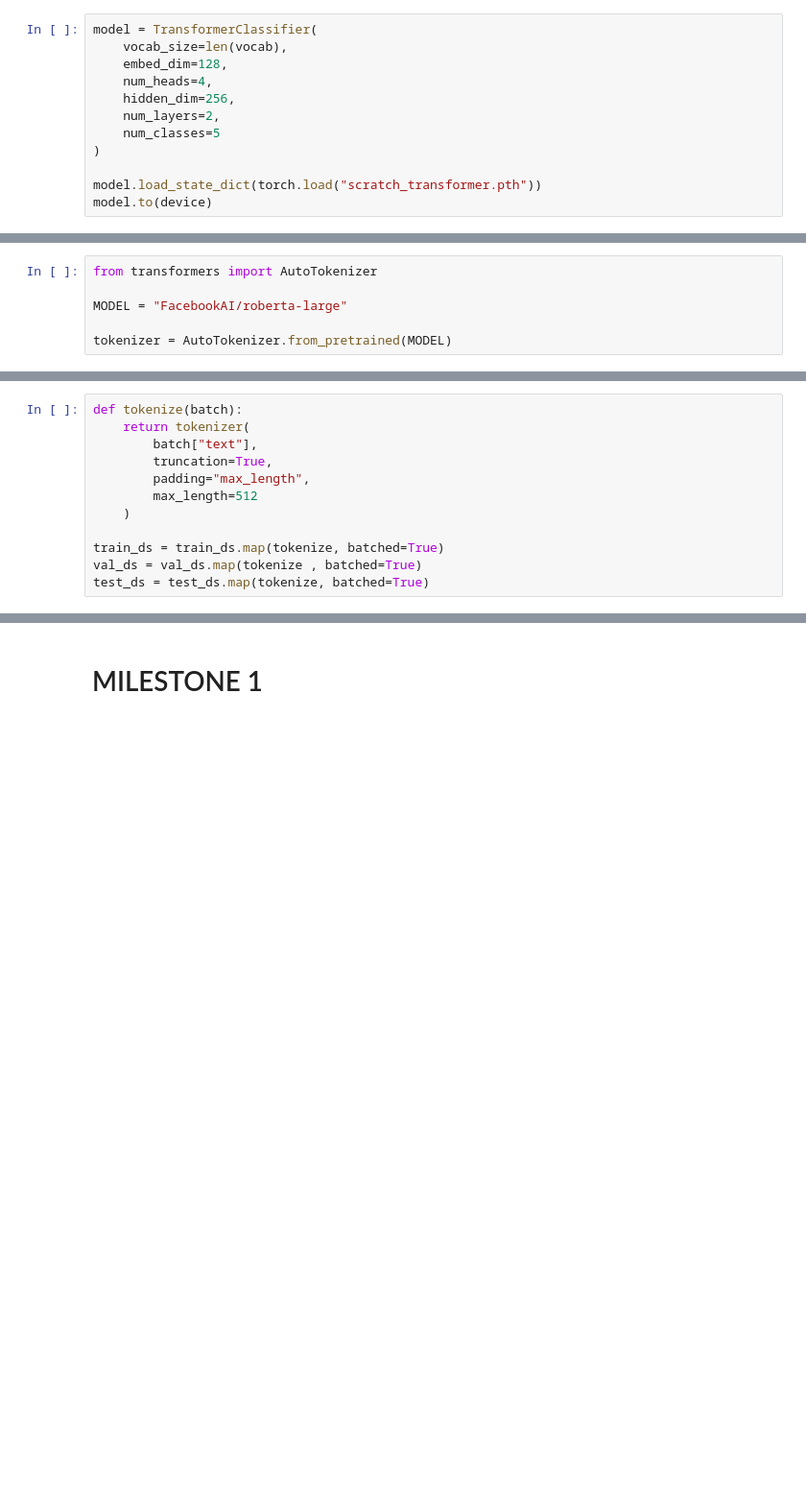
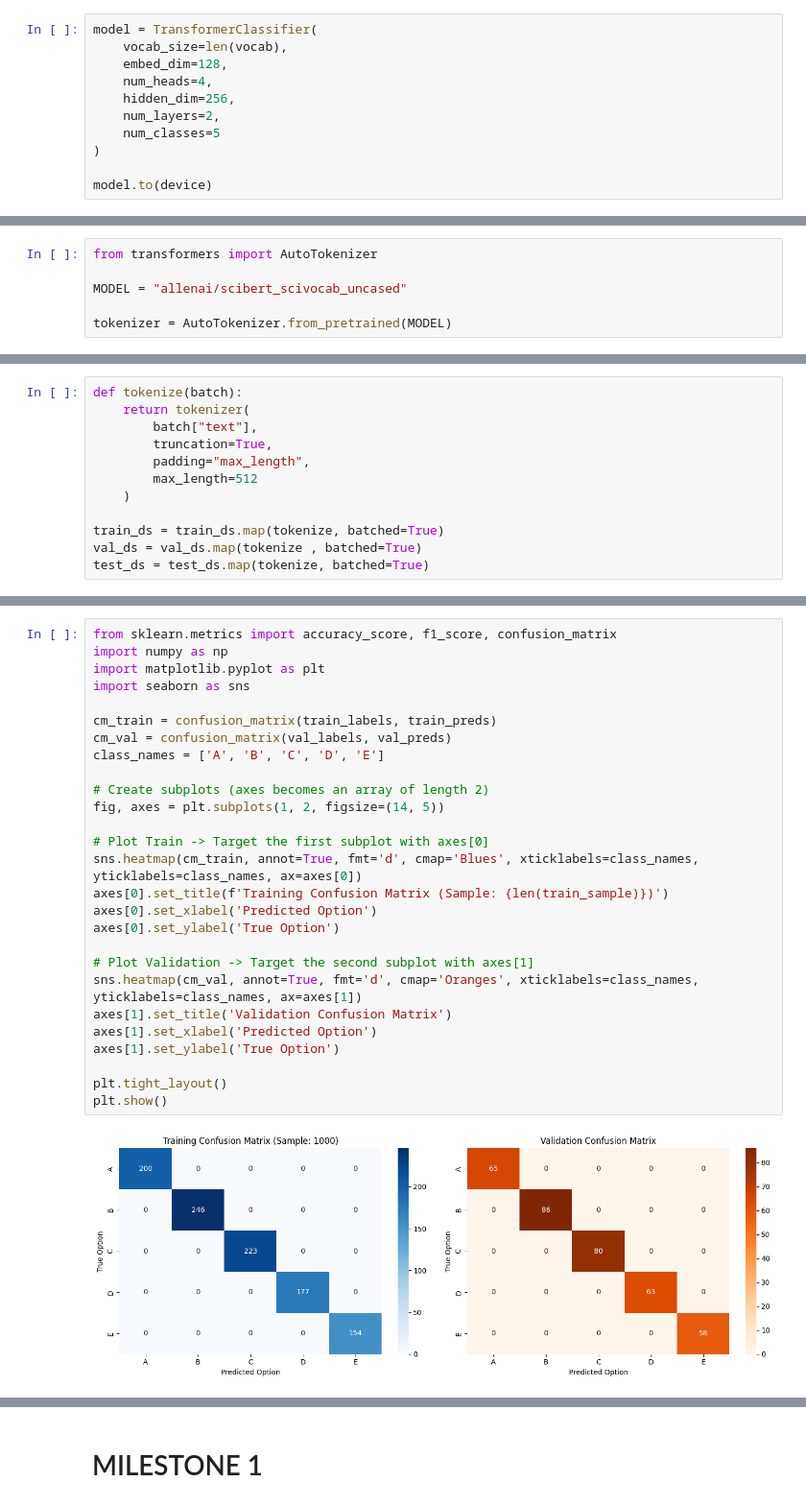
Before and after one commit to Sharan0078/dl-genai-project-26-t1, a Jupyter notebook: DL-24f3004935-notebook-t22026.ipynb, the cells around one changed output, grey strips where cells are left out. Shown at 96% size. Drawn from its saved outputs; the diff is of its cells as text; blank space fills up the shorter version.

```diff
--- a/DL-24f3004935-notebook-t22026.ipynb
+++ b/DL-24f3004935-notebook-t22026.ipynb
@@ -581,7 +593,6 @@ model = TransformerClassifier(
     num_classes=5
 )
 
-model.load_state_dict(torch.load("scratch_transformer.pth"))
 model.to(device)
 # %% [output]
 TransformerClassifier(
@@ -638,7 +649,7 @@ for pred in predictions:
 # %%
 from transformers import AutoTokenizer
 
-MODEL = "FacebookAI/roberta-large"
+MODEL = "allenai/scibert_scivocab_uncased"
 
 tokenizer = AutoTokenizer.from_pretrained(MODEL)
 # %% [output]
@@ -761,0 +830,29 @@ tokenizer.save_pretrained("./pretrained_model")
+# %%
+from sklearn.metrics import accuracy_score, f1_score, confusion_matrix
+import numpy as np
+import matplotlib.pyplot as plt
+import seaborn as sns
+
+cm_train = confusion_matrix(train_labels, train_preds)
+cm_val = confusion_matrix(val_labels, val_preds)
+class_names = ['A', 'B', 'C', 'D', 'E']
+
+# Create subplots (axes becomes an array of length 2)
+fig, axes = plt.subplots(1, 2, figsize=(14, 5))
+
+# Plot Train -> Target the first subplot with axes[0]
+sns.heatmap(cm_train, annot=True, fmt='d', cmap='Blues', xticklabels=class_names, yticklabels=class_names, ax=axes[0])
+axes[0].set_title(f'Training Confusion Matrix (Sample: {len(train_sample)})')
+axes[0].set_xlabel('Predicted Option')
+axes[0].set_ylabel('True Option')
+
+# Plot Validation -> Target the second subplot with axes[1]
+sns.heatmap(cm_val, annot=True, fmt='d', cmap='Oranges', xticklabels=class_names, yticklabels=class_names, ax=axes[1])
+axes[1].set_title('Validation Confusion Matrix')
+axes[1].set_xlabel('Predicted Option')
+axes[1].set_ylabel('True Option')
+
+plt.tight_layout()
+plt.show()
+# %% [output]
+[figure, added]
```
Also changed, not shown: parts of 38 cells of this notebook.
